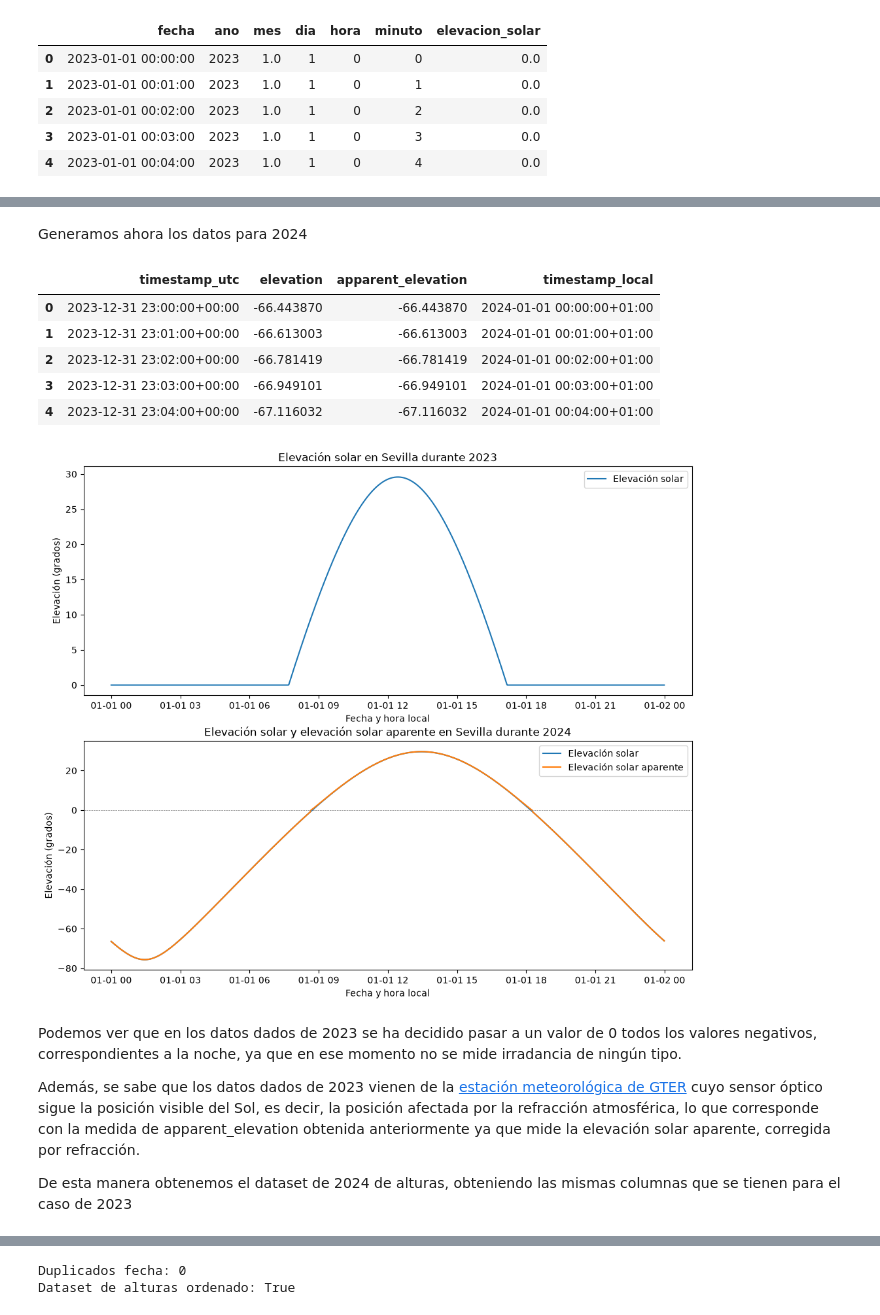
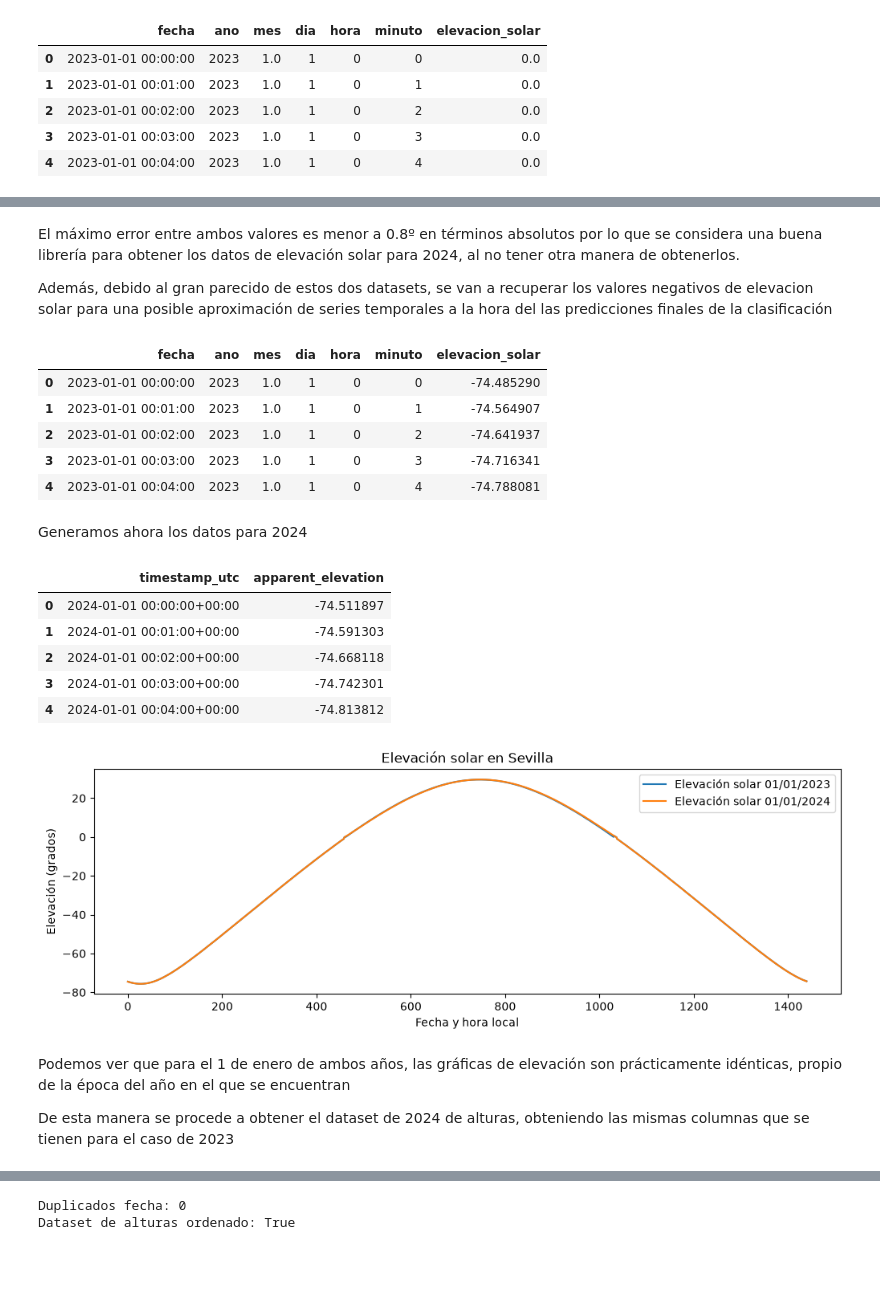
Before and after one commit to zacariasct4/TFM_IEBS, a Jupyter notebook: notebooks/02_column_preprocessing.ipynb, the cells around one changed output, grey strips where cells are left out. Cells and saved outputs as stored; diff of their text form; code cells hidden in the pictures; blank space fills up the shorter version.

```diff
--- a/notebooks/02_column_preprocessing.ipynb
+++ b/notebooks/02_column_preprocessing.ipynb
@@ -102,0 +264,16 @@ df_alturas_2023.to_parquet(INTERIM_PATH / "elevacion_2023_standardized.parquet",
+# %% [markdown]
+El máximo error entre ambos valores es menor a 0.8º en términos absolutos por lo que se considera una buena librería para obtener los datos de elevación solar para 2024, al no tener otra manera de obtenerlos.
+
+Además, debido al gran parecido de estos dos datasets, se van a recuperar los valores negativos de elevacion solar para una posible aproximación de series temporales a la hora del las predicciones finales de la clasificación
+# %%
+import numpy as np
+
+df_alturas_2023['elevacion_solar'] = np.where(df_alturas_2023['elevacion_solar'] == 0, solar_position_2023["apparent_elevation"].values, df_alturas_2023['elevacion_solar'])
+df_alturas_2023.head()
+# %% [output]
+|  | fecha | ano | mes | dia | hora | minuto | elevacion_solar |
+| 0 | 2023-01-01 00:00:00 | 2023 | 1.0 | 1 | 0 | 0 | -74.485290 |
+| 1 | 2023-01-01 00:01:00 | 2023 | 1.0 | 1 | 0 | 1 | -74.564907 |
+| 2 | 2023-01-01 00:02:00 | 2023 | 1.0 | 1 | 0 | 2 | -74.641937 |
+| 3 | 2023-01-01 00:03:00 | 2023 | 1.0 | 1 | 0 | 3 | -74.716341 |
+| 4 | 2023-01-01 00:04:00 | 2023 | 1.0 | 1 | 0 | 4 | -74.788081 |
@@ -103,19 +282,9 @@ df_alturas_2023.to_parquet(INTERIM_PATH / "elevacion_2023_standardized.parquet",
 # %% [markdown]
 Generamos ahora los datos para 2024
 # %%
-from pvlib.location import Location
-
-# Datos de la estación meteorológica de Sevilla
-LATITUDE = 37.41
-LONGITUDE = -6.01       # Oeste se representa con signo negativo
-ALTITUDE = 12
-TIMEZONE = "Europe/Madrid"
-
-# Crear todos los minutos de 2024 en UTC. Para ello se comienza una hora menos que la hora local de Sevilla, que es UTC+1.
-# Esto es porque el método get_solarposition() requiere que los timestamps estén en UTC.
 timestamps_utc = pd.date_range(
-    start="2023-12-31 23:00:00",
-    end="2024-12-31 23:00:00",
+    start="2024-01-01 00:00:00",
+    end="2025-01-01 00:00:00",
     freq="1min",
     inclusive="left",
     tz="UTC"
@@ -129,15 +298,14 @@ station = Location(
     name="Estacion_Sevilla"
 )
 
-solar_position = station.get_solarposition(
+solar_position_2024 = station.get_solarposition(
     times=timestamps_utc,
     method="nrel_numpy"
 )
 
 df_solar_2024 = (
-    solar_position[
+    solar_position_2024[
         [
-            "elevation",
             "apparent_elevation"
         ]
     ]
@@ -145,49 +313,33 @@ df_solar_2024 = (
     .reset_index()
 )
 
-# Fecha y hora local, manteniendo correctamente el cambio de hora
-df_solar_2024["timestamp_local"] = (
-    df_solar_2024["timestamp_utc"]
-    .dt.tz_convert(TIMEZONE)
-)
-
 df_solar_2024.head()
 # %% [output]
-|  | timestamp_utc | elevation | apparent_elevation | timestamp_local |
-| 0 | 2023-12-31 23:00:00+00:00 | -66.443870 | -66.443870 | 2024-01-01 00:00:00+01:00 |
-| 1 | 2023-12-31 23:01:00+00:00 | -66.613003 | -66.613003 | 2024-01-01 00:01:00+01:00 |
-| 2 | 2023-12-31 23:02:00+00:00 | -66.781419 | -66.781419 | 2024-01-01 00:02:00+01:00 |
-| 3 | 2023-12-31 23:03:00+00:00 | -66.949101 | -66.949101 | 2024-01-01 00:03:00+01:00 |
-| 4 | 2023-12-31 23:04:00+00:00 | -67.116032 | -67.116032 | 2024-01-01 00:04:00+01:00 |
+|  | timestamp_utc | apparent_elevation |
+| 0 | 2024-01-01 00:00:00+00:00 | -74.511897 |
+| 1 | 2024-01-01 00:01:00+00:00 | -74.591303 |
+| 2 | 2024-01-01 00:02:00+00:00 | -74.668118 |
+| 3 | 2024-01-01 00:03:00+00:00 | -74.742301 |
+| 4 | 2024-01-01 00:04:00+00:00 | -74.813812 |
 # %%
 import matplotlib.pyplot as plt
 
 primero_enero_2023 = df_alturas_2023[df_alturas_2023["fecha"].dt.date == pd.to_datetime("2023-01-01").date()]
-primero_enero_2024 = df_solar_2024[df_solar_2024["timestamp_local"].dt.date == pd.to_datetime("2024-01-01").date()]
+primero_enero_2024 = df_solar_2024[df_solar_2024["timestamp_utc"].dt.date == pd.to_datetime("2024-01-01").date()]
 
-plt.figure(figsize=(12, 10))
+plt.figure(figsize=(12, 8))
 plt.subplot(2,1,1)
-plt.plot(primero_enero_2023["fecha"], primero_enero_2023['elevacion_solar'], label="Elevación solar")
-plt.title("Elevación solar en Sevilla durante 2023")
-plt.xlabel("Fecha y hora local")
-plt.ylabel("Elevación (grados)")
-plt.legend()
-
-plt.subplot(2,1,2)
-plt.plot(primero_enero_2024["timestamp_local"], primero_enero_2024["elevation"], label="Elevación solar")
-plt.plot(primero_enero_2024["timestamp_local"], primero_enero_2024["apparent_elevation"], label="Elevación solar aparente")
-plt.axhline(0, color='gray', linestyle='--', linewidth=0.5)
-plt.title("Elevación solar y elevación solar aparente en Sevilla durante 2024")
+plt.plot(primero_enero_2023["fecha"].dt.hour * 60 + primero_enero_2023["fecha"].dt.minute, primero_enero_2023['elevacion_solar'], label="Elevación solar 01/01/2023")
+plt.plot(primero_enero_2024["timestamp_utc"].dt.hour * 60 + primero_enero_2024["timestamp_utc"].dt.minute, primero_enero_2024["apparent_elevation"], label="Elevación solar 01/01/2024")
+plt.title("Elevación solar en Sevilla")
 plt.xlabel("Fecha y hora local")
 plt.ylabel("Elevación (grados)")
 plt.legend()
 plt.show()
 # %% [output]
-[figure, old version]
+[figure, new version]
 # %% [markdown]
-Podemos ver que en los datos dados de 2023 se ha decidido pasar a un valor de 0 todos los valores negativos, correspondientes a la noche, ya que en ese momento no se mide irradancia de ningún tipo.
+Podemos ver que para el 1 de enero de ambos años, las gráficas de elevación son prácticamente idénticas, propio de la época del año en el que se encuentran
 
-Además, se sabe que los datos dados de 2023 vienen de la [estación meteorológica de GTER](https://estacionmeteo.us.gter.es/) cuyo sensor óptico sigue la posición visible del Sol, es decir, la posición afectada por la refracción atmosférica, lo que corresponde con la medida de apparent_elevation obtenida anteriormente ya que mide la elevación solar aparente, corregida por refracción.
-
-De esta manera obtenemos el dataset de 2024 de alturas, obteniendo las mismas columnas que se tienen para el caso de 2023
+De esta manera se procede a obtener el dataset de 2024 de alturas, obteniendo las mismas columnas que se tienen para el caso de 2023
 # %%
```
Also changed, not shown: parts of 18 cells of this notebook, 1 other file.
